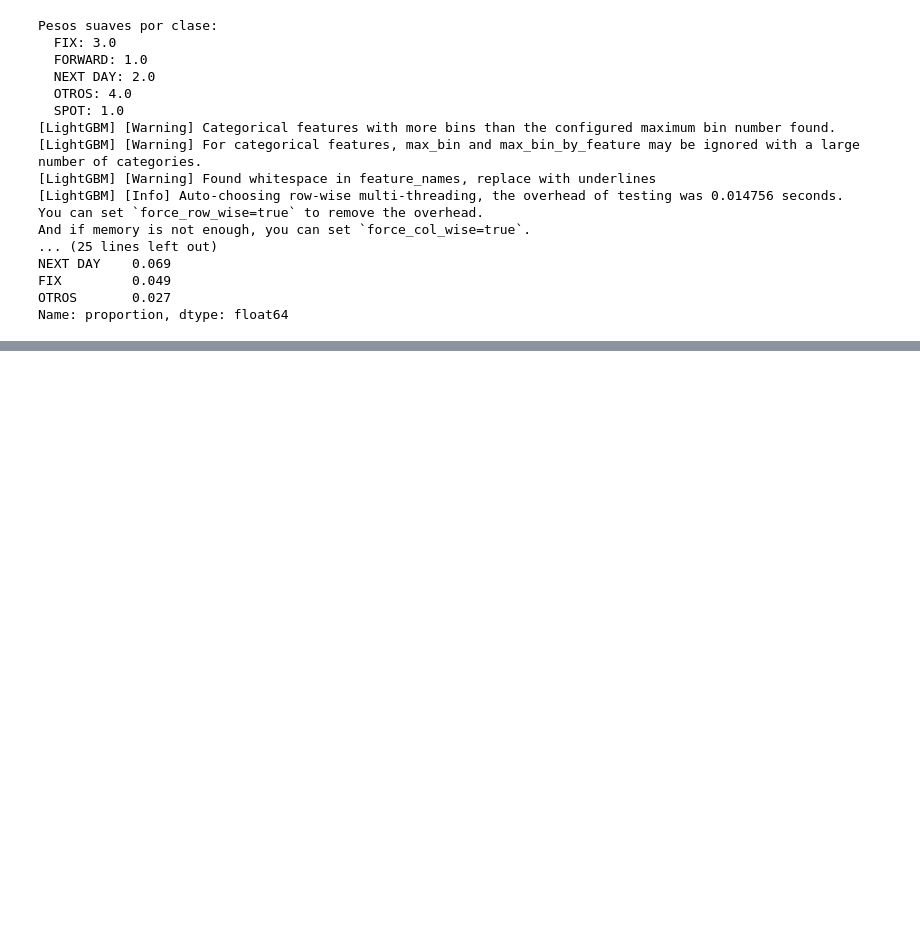
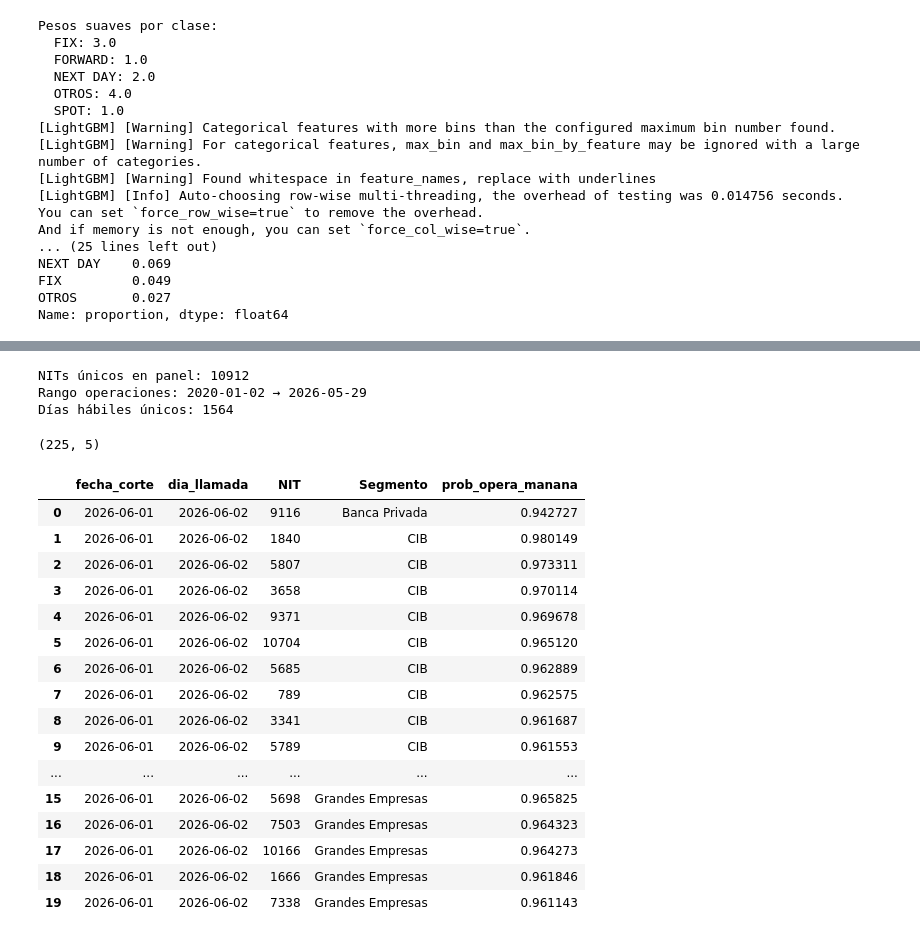
Before and after one commit to vanessamorriv/Mesa-de-clientes-modelo, a Jupyter notebook: notebook/Modelo.ipynb, the cells around one changed output, grey strips where cells are left out. Drawn from its saved outputs; the diff is of its cells as text; code cells hidden in the pictures; blank space fills up the shorter version.

Commit message:
Actualización del modelo y procesamiento de datos

```diff
--- a/notebook/Modelo.ipynb
+++ b/notebook/Modelo.ipynb
@@ -1353,0 +3447,47 @@ Name: proportion, dtype: float64
+# %%
+import pandas as pd
+import os
+
+BASE      = r'C:\Users\lmora\OneDrive\Desktop\Mesa de clientes'
+PROCESSED = os.path.join(BASE, 'data', 'processed') + os.sep
+RAW       = os.path.join(BASE, 'data', 'raw') + os.sep
+
+# Pregunta 2: universo de clientes
+panel = pd.read_parquet(PROCESSED + 'panel_semanal_completo.parquet')
+print("NITs únicos en panel:", panel['NIT'].nunique())
+
+# Pregunta 3: rango de fechas de operaciones
+df = pd.read_parquet(PROCESSED + 'dataset_consolidado.parquet')
+print("Rango operaciones:", df['Fecha'].min().date(), "→", df['Fecha'].max().date())
+print("Días hábiles únicos:", df['Fecha'].nunique())
+# %% [output]
+NITs únicos en panel: 10912
+Rango operaciones: 2020-01-02 → 2026-05-29
+Días hábiles únicos: 1564
+# %%
+import pandas as pd
+from pathlib import Path
+
+ruta = Path(r"C:\Users\lmora\OneDrive\Desktop\Mesa de clientes\models\predicciones_primera_semana_junio_2026.csv")
+pred = pd.read_csv(ruta)
+print(pred.shape)
+pred.head(20)
+# %% [output]
+(225, 5)
+|  | fecha_corte | dia_llamada | NIT | Segmento | prob_opera_manana |
+| 0 | 2026-06-01 | 2026-06-02 | 9116 | Banca Privada | 0.942727 |
+| 1 | 2026-06-01 | 2026-06-02 | 1840 | CIB | 0.980149 |
+| 2 | 2026-06-01 | 2026-06-02 | 5807 | CIB | 0.973311 |
+| 3 | 2026-06-01 | 2026-06-02 | 3658 | CIB | 0.970114 |
+| 4 | 2026-06-01 | 2026-06-02 | 9371 | CIB | 0.969678 |
+| 5 | 2026-06-01 | 2026-06-02 | 10704 | CIB | 0.965120 |
+| 6 | 2026-06-01 | 2026-06-02 | 5685 | CIB | 0.962889 |
+| 7 | 2026-06-01 | 2026-06-02 | 789 | CIB | 0.962575 |
+| 8 | 2026-06-01 | 2026-06-02 | 3341 | CIB | 0.961687 |
+| 9 | 2026-06-01 | 2026-06-02 | 5789 | CIB | 0.961553 |
+| ... | ... | ... | ... | ... | ... |
+| 15 | 2026-06-01 | 2026-06-02 | 5698 | Grandes Empresas | 0.965825 |
+| 16 | 2026-06-01 | 2026-06-02 | 7503 | Grandes Empresas | 0.964323 |
+| 17 | 2026-06-01 | 2026-06-02 | 10166 | Grandes Empresas | 0.964273 |
+| 18 | 2026-06-01 | 2026-06-02 | 1666 | Grandes Empresas | 0.961846 |
+| 19 | 2026-06-01 | 2026-06-02 | 7338 | Grandes Empresas | 0.961143 |
```
Also changed, not shown: parts of 29 cells of this notebook, 12 other files.
